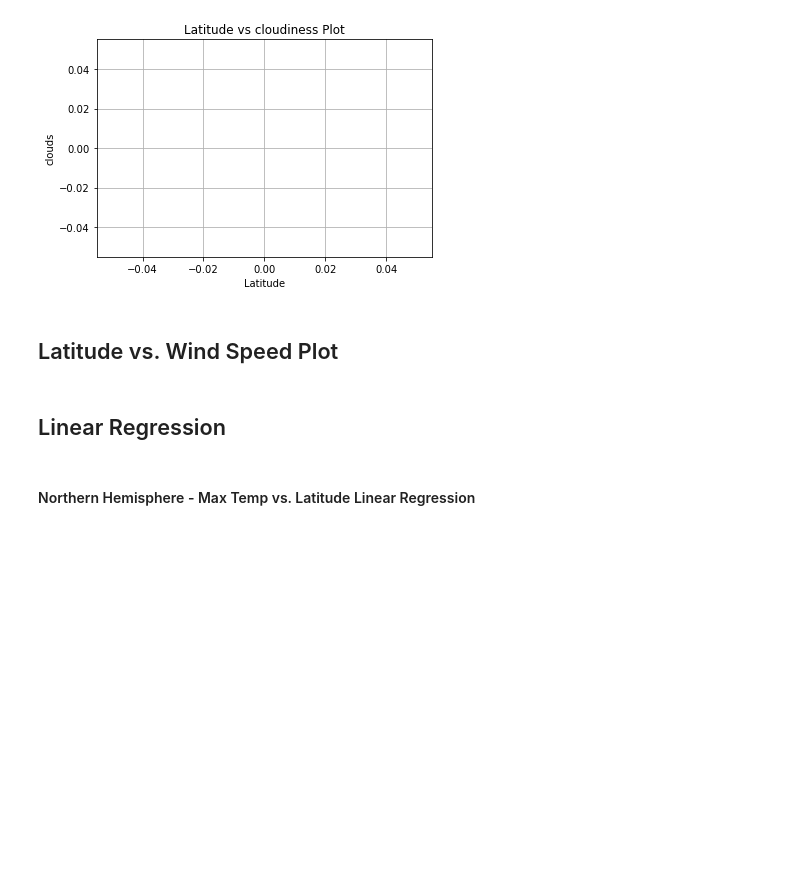
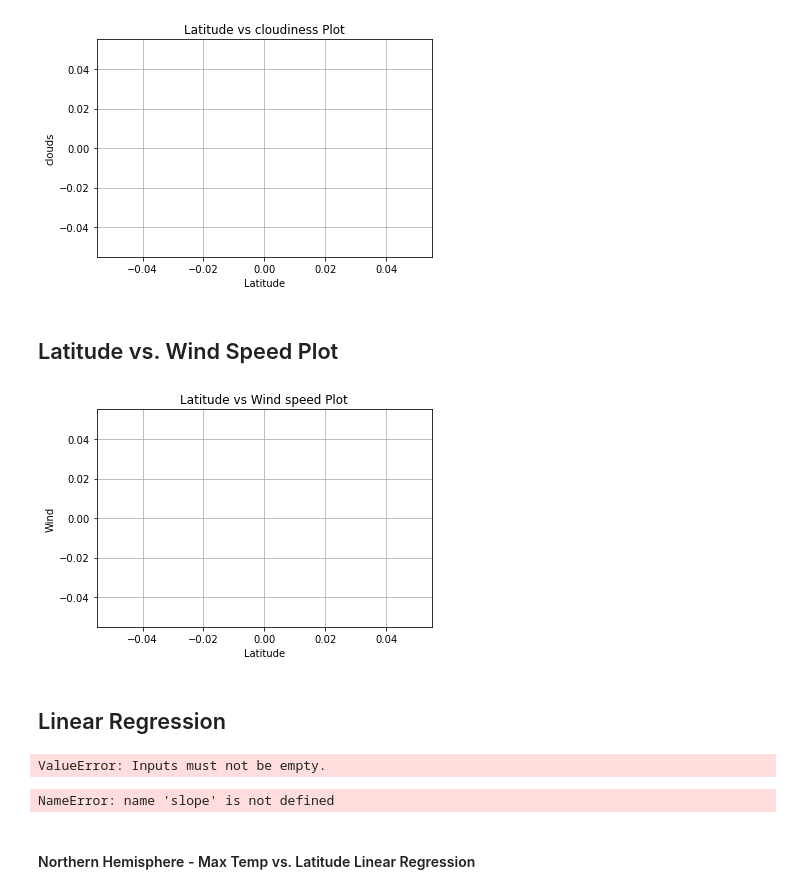
Before and after one commit to shuchiK38/Python-API-Challenge, a Jupyter notebook: Weatherpy/WeatherPy.ipynb, the cells around one changed output. Cells and saved outputs as stored; diff of their text form; code cells hidden in the pictures; blank space fills up the shorter version.

```diff
--- a/Weatherpy/WeatherPy.ipynb
+++ b/Weatherpy/WeatherPy.ipynb
@@ -190,20 +180,36 @@ plt.show()
 # %%
 #Build a scatter plot for Latitude vs Wind speed plot
 plt.scatter(weather_data["lat"], weather_data["wind"], marker="o")
 
 # Incorporate the other graph properties
 plt.title("Latitude vs Wind speed Plot")
-plt.ylabel("humidity")
+plt.ylabel("Wind")
 plt.xlabel("Latitude")
 plt.grid(True)
 
 # Save the figure
-plt.savefig("LatitideandHumidity.png")
+plt.savefig("LatitideandWind.png")
 
 # Show plot
 plt.show()
+# %% [output]
+[figure, added]
 # %% [markdown]
 ## Linear Regression
+# %%
+# Perform a linear regression on temperature vs. latitude
+(slope, intercept, rvalue, pvalue, stderr) = stats.linregress(x_values, y_values)
+# Get regression values
+regress_values = x_values * slope + intercept
+print(regress_values)
+# %% [output]
+ValueError: Inputs must not be empty.
+# %%
+# Create line equation string
+line_eq = "y = " + str(round(slope,2)) + "x +" + str(round(intercept,2))
+print(line_eq)
+# %% [output]
+NameError: name 'slope' is not defined
 # %% [markdown]
 ####  Northern Hemisphere - Max Temp vs. Latitude Linear Regression
 # %% [markdown]
```
Also changed, not shown: parts of 8 cells of this notebook, 3 other files.
